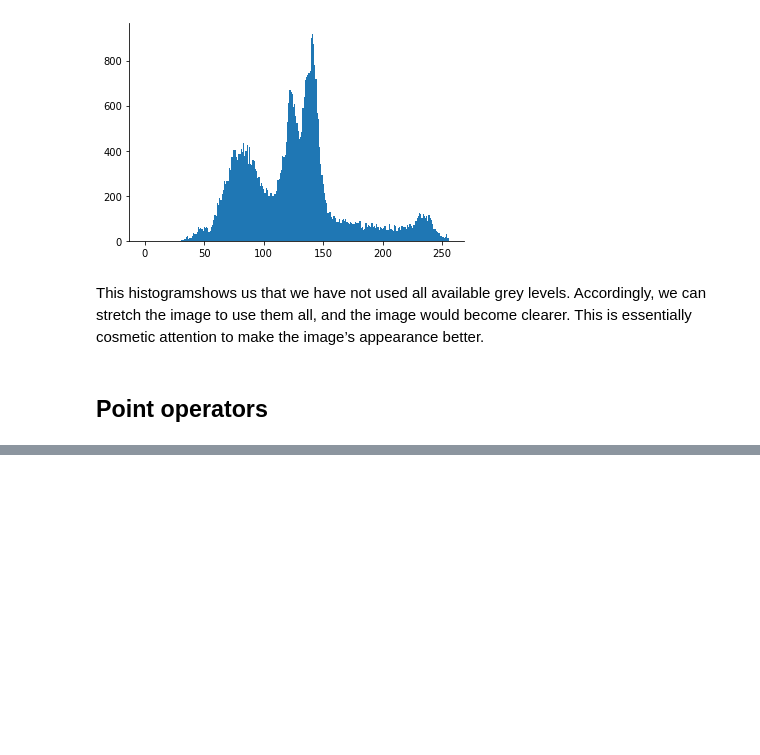
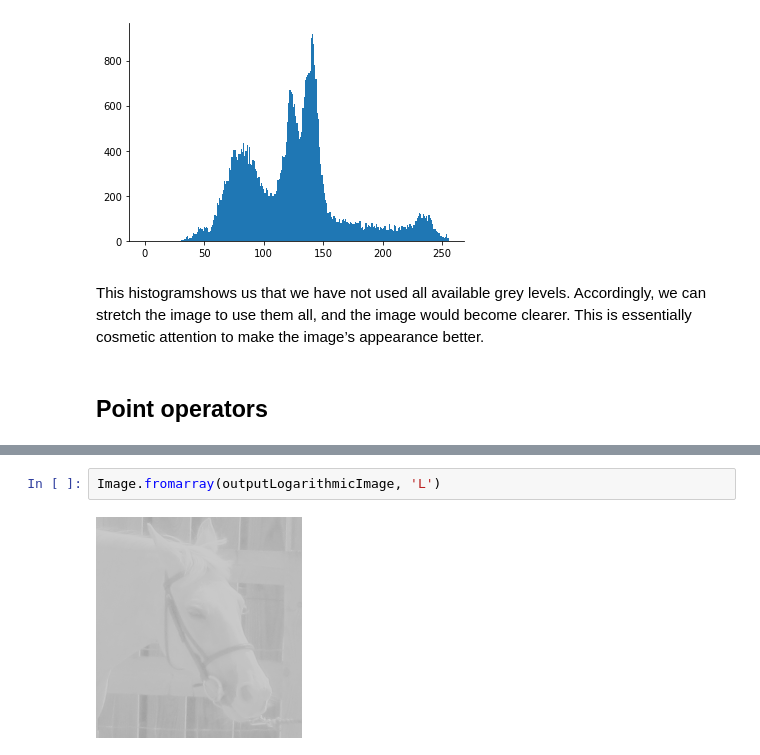
Before and after one commit to rahiakela/feature-extraction-and-image-processing-for-computer-vision, a Jupyter notebook: 3-image_processing/image_processing.ipynb, the cells around one changed output, grey strips where cells are left out. Drawn from its saved outputs; the diff is of its cells as text; blank space fills up the shorter version.

```diff
--- a/3-image_processing/image_processing.ipynb
+++ b/3-image_processing/image_processing.ipynb
@@ -60,0 +125,4 @@ This histogramshows us that we have not used all available grey levels. Accordin
+# %%
+Image.fromarray(outputLogarithmicImage, 'L')
+# %% [output]
+[figure, added]
```
Also changed, not shown: parts of 20 cells of this notebook.
